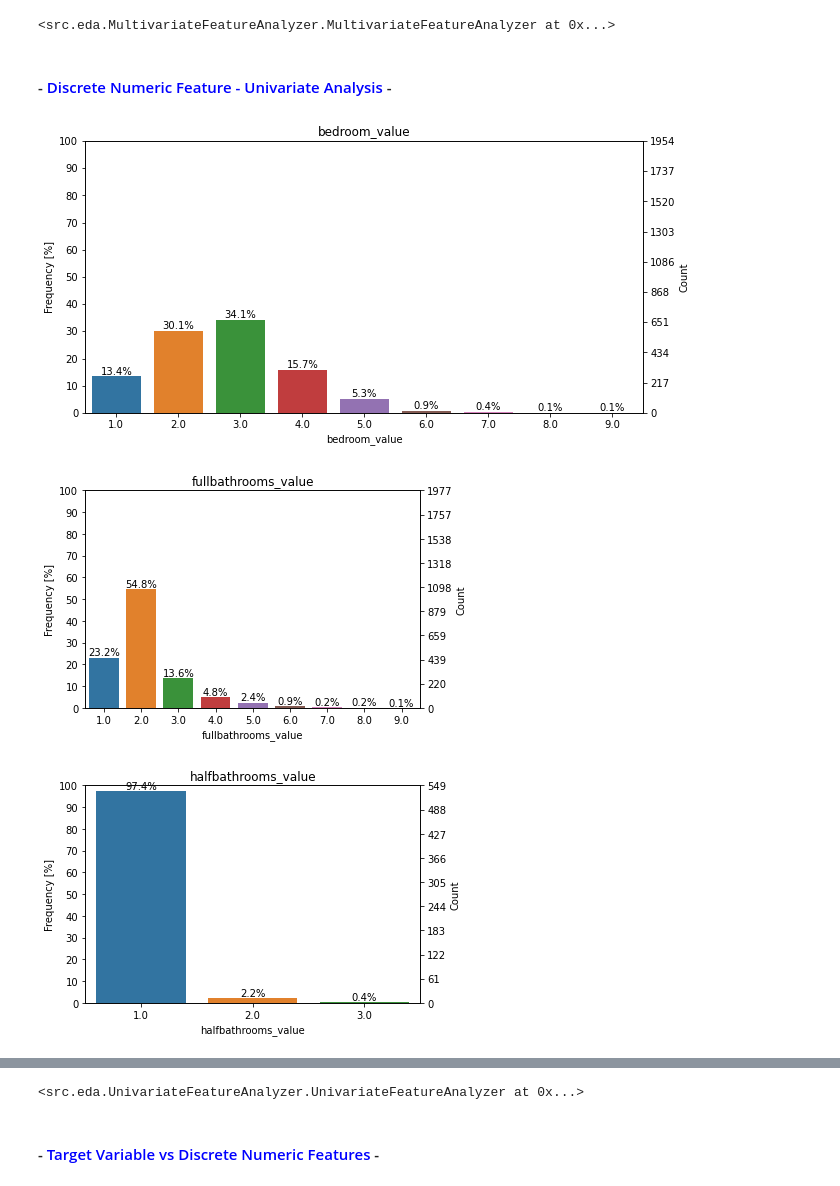
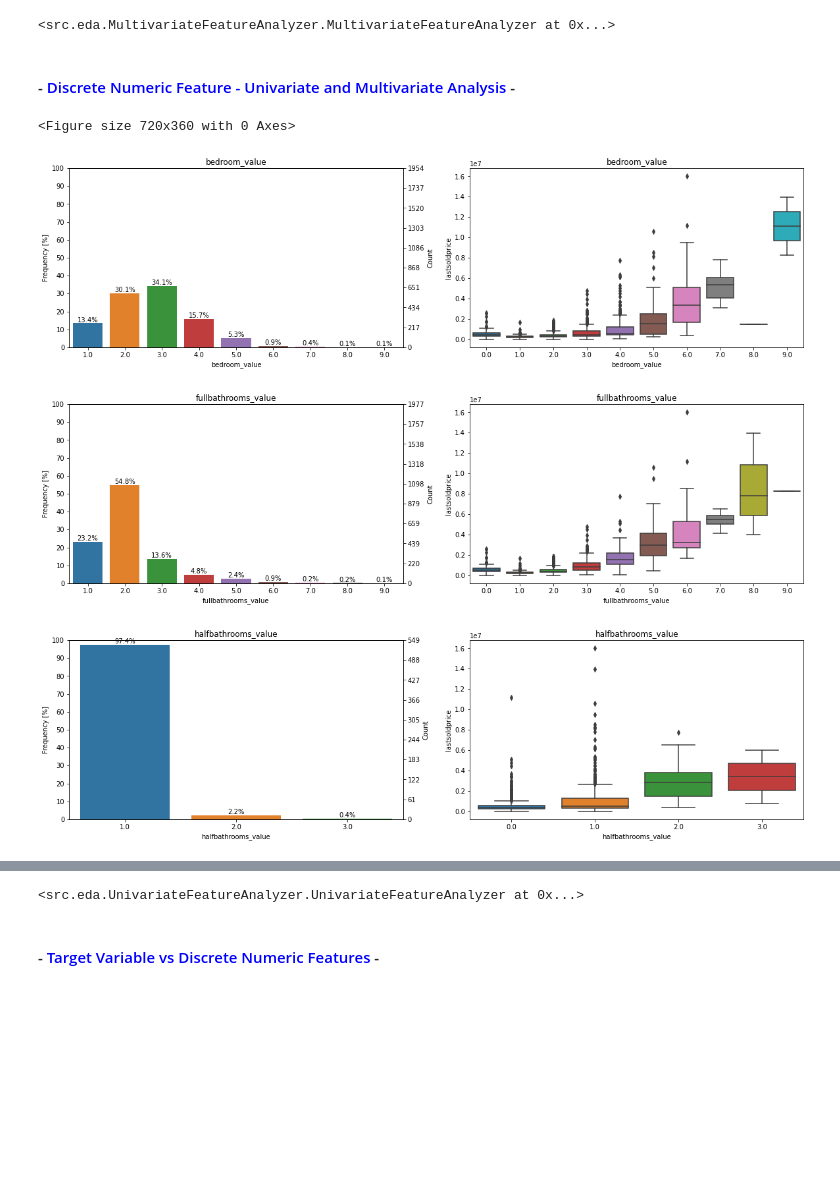
Before and after one commit to dangoML/DeepREI, a Jupyter notebook: Model/notebooks/DeepREI_EDA.ipynb, the cells around one changed output, grey strips where cells are left out. Drawn from its saved outputs; the diff is of its cells as text; code cells hidden in the pictures; blank space fills up the shorter version.

Commit message:
TargetVar vs Cat visuals added

```diff
--- a/Model/notebooks/DeepREI_EDA.ipynb
+++ b/Model/notebooks/DeepREI_EDA.ipynb
@@ -213,10 +213,11 @@ MultivariateFeatureAnalyzer(dataset=train_set, is_target_continuous=True, is_fea
 [figure]
 <src.eda.MultivariateFeatureAnalyzer.MultivariateFeatureAnalyzer at 0x...>
 # %% [markdown]
-#### - <font color=blue>Discrete Numeric Feature - Univariate Analysis</font> -
+#### - <font color=blue>Discrete Numeric Feature - Univariate and Multivariate Analysis</font> -
 # %%
-UnivariateFeatureAnalyzer(dataset=train_set, feature_type='discrete', suffix="_value", feature_col_names=discrete_num_columns)
+UnivariateFeatureAnalyzer(dataset=train_set, target_col_name='lastsoldprice', feature_type='discrete', suffix="_value", feature_col_names=discrete_num_columns)
 # %% [output]
+<Figure size 720x360 with 0 Axes>
-[figure, old version]
+[figure, new version]
-[figure, old version]
+[figure, new version]
-[figure, old version]
+[figure, new version]
@@ -225,4 +226,4 @@ UnivariateFeatureAnalyzer(dataset=train_set, feature_type='discrete', suffix="_v
-<src.eda.UnivariateFeatureAnalyzer.UnivariateFeatureAnalyzer at 0x...>
+<src.eda.UnivariateFeatureAnalyzer.UnivariateFeatureAnalyzer at 0x...>
 # %% [markdown]
 #### - <font color=blue>Target Variable vs Discrete Numeric Features</font> -
 # %%
```
Also changed, not shown: parts of 3 cells of this notebook, 2 other files.
